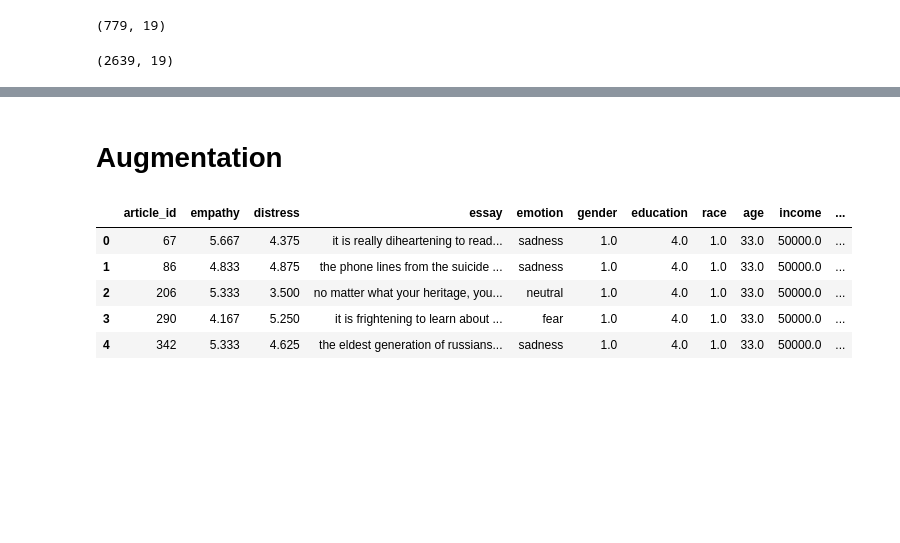
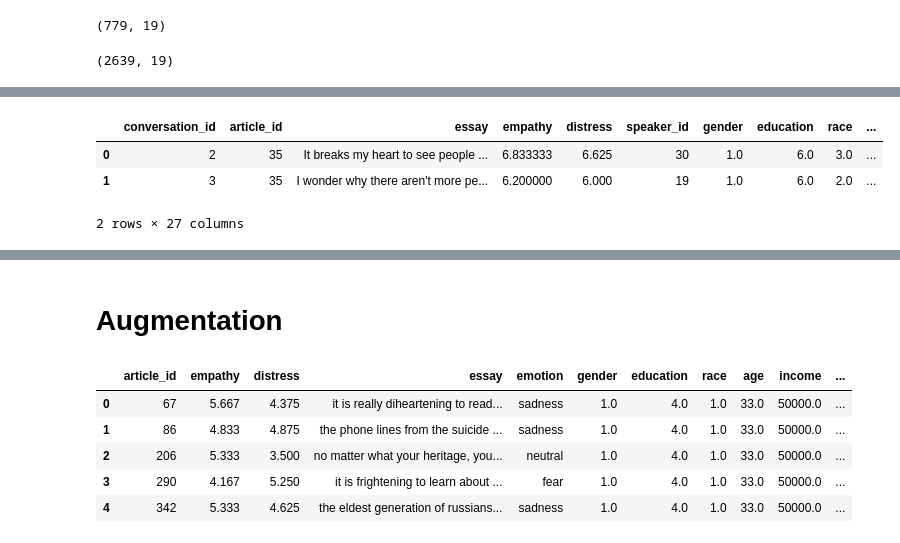
Before and after one commit to hasan-rakibul/LLM-GEm, a Jupyter notebook: data-preprocessing.ipynb, the cells around one changed output, grey strips where cells are left out. Drawn from its saved outputs; the diff is of its cells as text; code cells hidden in the pictures; blank space fills up the shorter version.

```diff
--- a/data-preprocessing.ipynb
+++ b/data-preprocessing.ipynb
@@ -637,0 +652,7 @@ train_WS.to_csv('./data/essay-train-ws22-ws23.tsv', sep='\t')
+# %%
+ws23.head(2)
+# %% [output]
+|  | conversation_id | article_id | essay | empathy | distress | speaker_id | gender | education | race | ... |
+| 0 | 2 | 35 | It breaks my heart to see people ... | 6.833333 | 6.625 | 30 | 1.0 | 6.0 | 3.0 | ... |
+| 1 | 3 | 35 | I wonder why there aren't more pe... | 6.200000 | 6.000 | 19 | 1.0 | 6.0 | 2.0 | ... |
+2 rows × 27 columns
```
Also changed, not shown: parts of 30 cells of this notebook, 21 other files.
